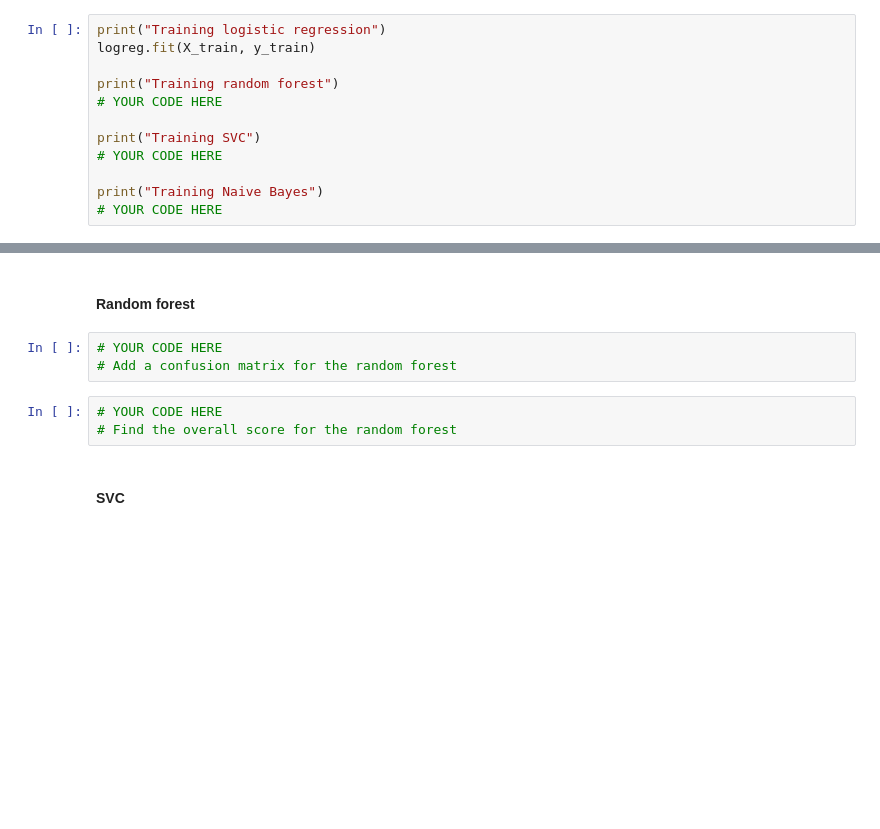
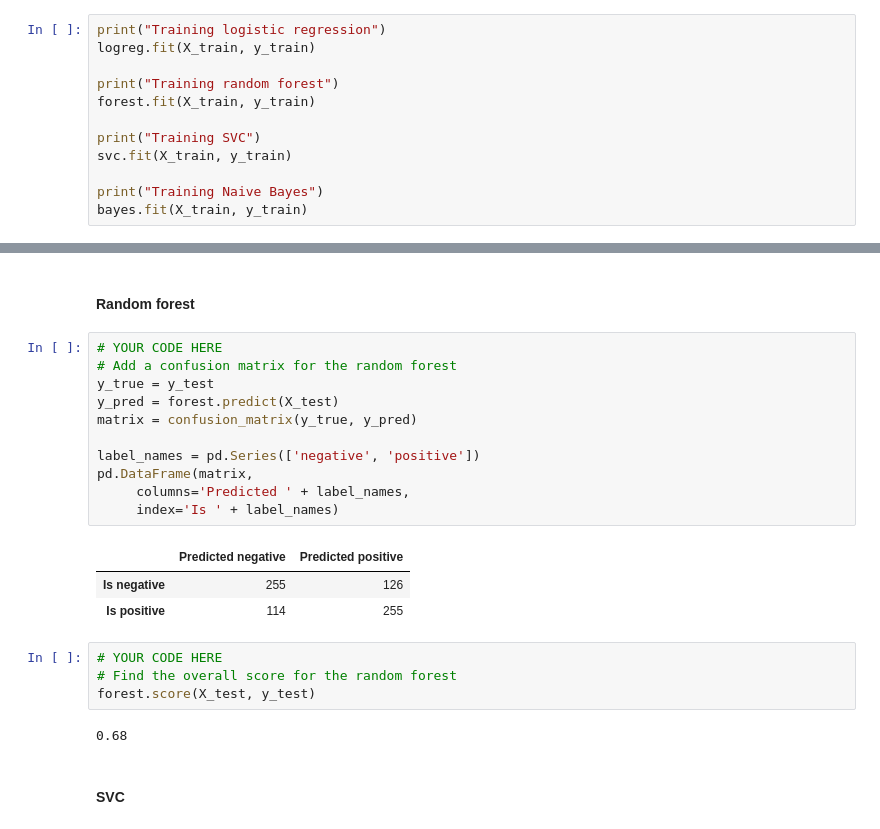
Before and after one commit to nisha5hetty/09-homework, a Jupyter notebook: 02 - Designing your own sentiment analysis tool.ipynb, the cells around one changed output, grey strips where cells are left out. Drawn from its saved outputs; the diff is of its cells as text; blank space fills up the shorter version.

```diff
--- a/02 - Designing your own sentiment analysis tool.ipynb
+++ b/02 - Designing your own sentiment analysis tool.ipynb
@@ -403,10 +445,10 @@ print("Training logistic regression")
 logreg.fit(X_train, y_train)
 
 print("Training random forest")
-# YOUR CODE HERE
+forest.fit(X_train, y_train)
 
 print("Training SVC")
-# YOUR CODE HERE
+svc.fit(X_train, y_train)
 
 print("Training Naive Bayes")
-# YOUR CODE HERE
+bayes.fit(X_train, y_train)
@@ -441,10 +502,25 @@ logreg.score(X_test, y_test)
 # %% [markdown]
 #### Random forest
+# %%
+# YOUR CODE HERE
+# Add a confusion matrix for the random forest
+y_true = y_test
+y_pred = forest.predict(X_test)
+matrix = confusion_matrix(y_true, y_pred)
+
+label_names = pd.Series(['negative', 'positive'])
+pd.DataFrame(matrix,
+     columns='Predicted ' + label_names,
+     index='Is ' + label_names)
+# %% [output]
+|  | Predicted negative | Predicted positive |
+| Is negative | 255 | 126 |
+| Is positive | 114 | 255 |
 # %%
 # YOUR CODE HERE
-# Add a confusion matrix for the random forest
+# Find the overall score for the random forest
+forest.score(X_test, y_test)
+# %% [output]
+0.68
-# %%
-# YOUR CODE HERE
-# Find the overall score for the random forest
 # %% [markdown]
 #### SVC
```
Also changed, not shown: parts of 35 cells of this notebook.
